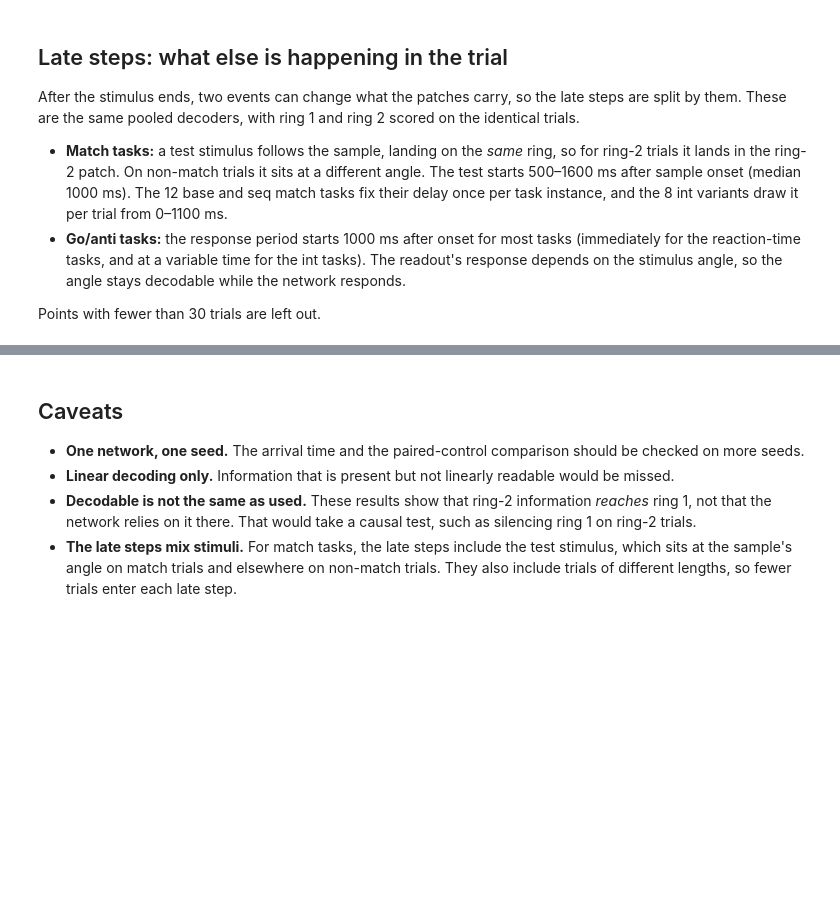
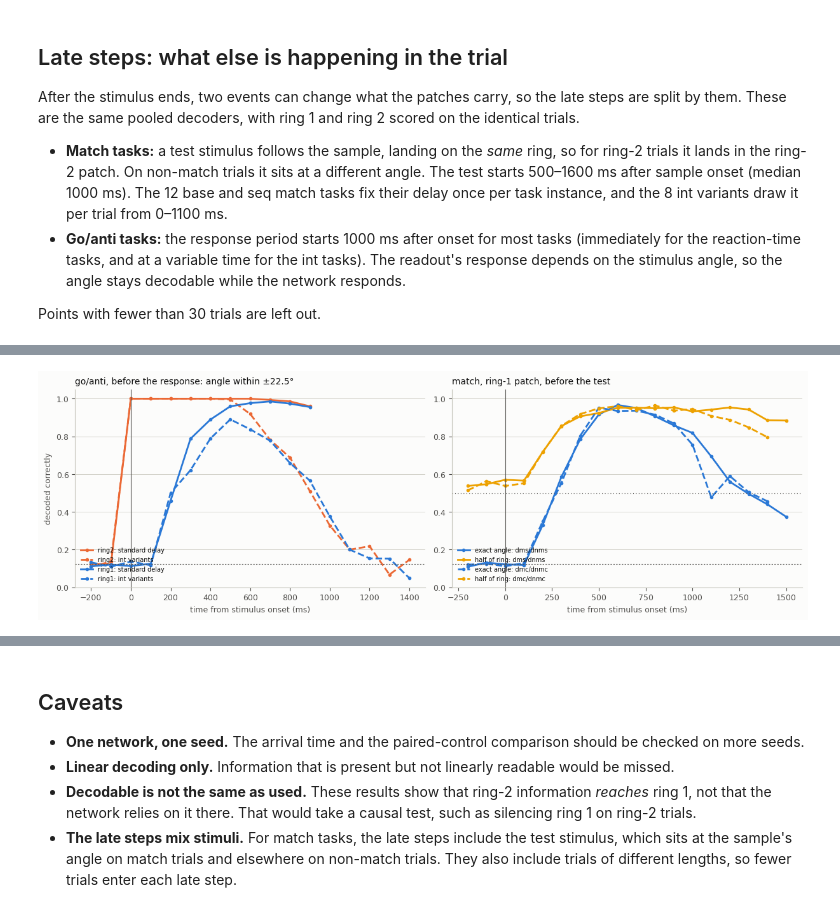
Before and after one commit to cory-wu/cortical, a Jupyter notebook: notebooks/03_sensory_decoding.ipynb, the cells around one changed output, grey strips where cells are left out. Drawn from its saved outputs; the diff is of its cells as text; code cells hidden in the pictures; blank space fills up the shorter version.

```diff
--- a/notebooks/03_sensory_decoding.ipynb
+++ b/notebooks/03_sensory_decoding.ipynb
@@ -255,3 +262,73 @@ go/anti, during the response period             nan   0.94   0.52   0.86   0.77
+# %%
+is_int = np.array(["int" in t for t in trials.task])[on2][:, None]
+exact = np.array([t.startswith(("dms", "dnms")) for t in trials.task])[on2][:, None]
+category = np.array([t.startswith(("dmc", "dnmc")) for t in trials.task])[on2][:, None]
+before_response = (fam2 == "go/anti")[:, None] & (tau < decision_tau)
+before_test = (fam2 == "match")[:, None] & (tau < test_tau)
+
+
+def half_ring_accuracy(name, step_mask):
+    """Fraction of cells whose decoded angle lies on the same half of the ring (0..π vs π..2π)."""
+    r, on = results[name]
+    pred, truth = r.predicted, trials.angle[on][:, None]
+    cells = step_mask & ~np.isnan(pred)
+    same = (np.nan_to_num(pred) > np.pi) == (truth > np.pi)
+    n = cells.sum(0)
+    return np.where(n >= MIN_TRIALS, (same & cells).sum(0) / np.maximum(n, 1), np.nan), n
+
+
+fig, (go_ax, match_ax) = plt.subplots(1, 2, figsize=(12, 3.8), layout="constrained")
+for name in ("ring2", "ring1"):
+    for subset, style, tag in ((~is_int, "-", "standard delay"), (is_int, "--", "int variants")):
+        acc, _ = split_accuracy(name, before_response & subset)
+        go_ax.plot(
+            tau * 100,
+            acc,
+            color=COLORS[name],
+            ls=style,
+            lw=2,
+            marker="o",
+            ms=3,
+            label=f"{name}: {tag}",
+        )
+go_ax.set_title("go/anti, before the response: angle within ±22.5°", loc="left", fontsize=10)
+go_ax.axhline(CHANCE, color=MUTED, lw=0.8, ls=(0, (2, 2)))
+for subset, style, tag in ((exact, "-", "dms/dnms"), (category, "--", "dmc/dnmc")):
+    acc, _ = split_accuracy("ring1", before_test & subset)
+    half, _ = half_ring_accuracy("ring1", before_test & subset)
+    match_ax.plot(
+        tau * 100,
+        acc,
+        color=COLORS["ring1"],
+        ls=style,
+        lw=2,
+        marker="o",
+        ms=3,
+        label=f"exact angle: {tag}",
+    )
+    match_ax.plot(
+        tau * 100,
+        half,
+        color=COLORS["ring1_near"],
+        ls=style,
+        lw=2,
+        marker="o",
+        ms=3,
+        label=f"half of ring: {tag}",
+    )
+match_ax.set_title("match, ring-1 patch, before the test", loc="left", fontsize=10)
+match_ax.axhline(0.5, color=MUTED, lw=0.8, ls=(0, (1, 3)))
+match_ax.axhline(CHANCE, color=MUTED, lw=0.8, ls=(0, (2, 2)))
+for ax in (go_ax, match_ax):
+    ax.axvline(0, color=MUTED, lw=0.8)
+    ax.set_ylim(0, 1.05)
+    ax.set_xlabel("time from stimulus onset (ms)")
+    ax.grid(axis="y", color=RULE, lw=0.5)
+    ax.legend(loc="lower left", frameon=False, fontsize=7)
+go_ax.set_ylabel("decoded correctly")
+plt.show()
+# %% [output]
+[figure, added]
 # %% [markdown]
 ## What we see
 
```
Also changed, not shown: parts of 2 cells of this notebook.
